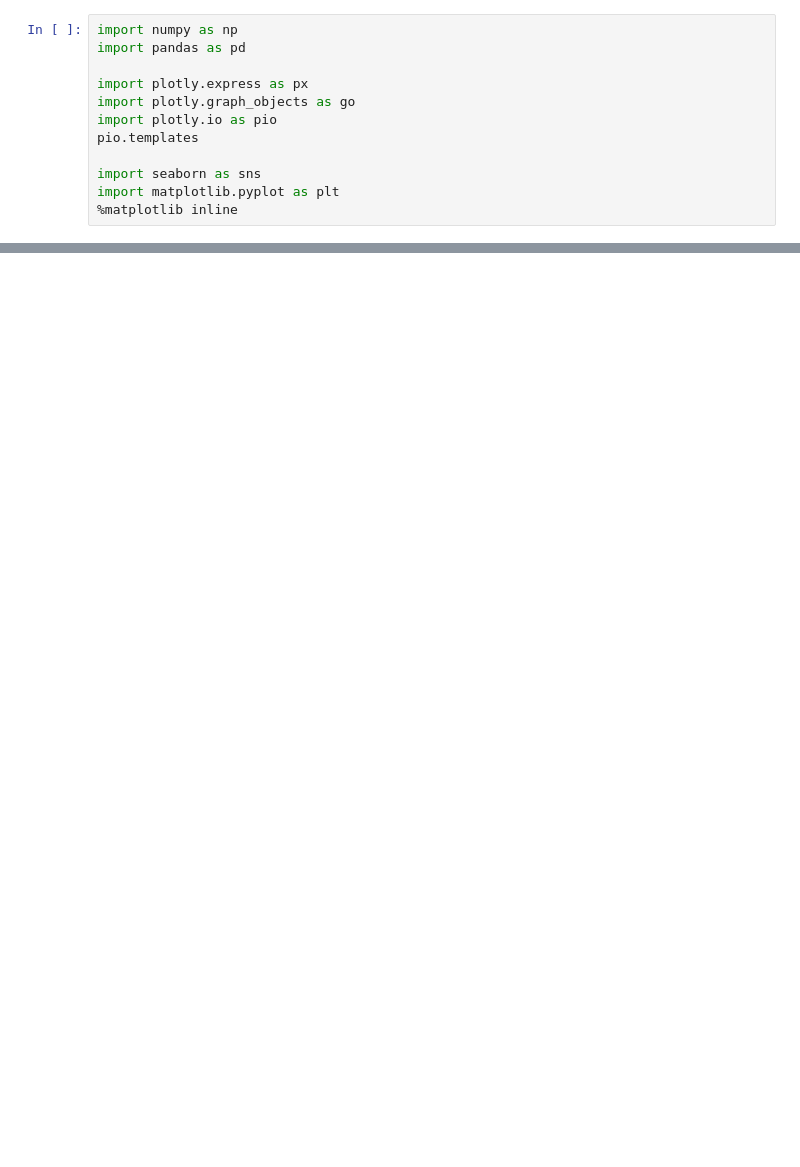
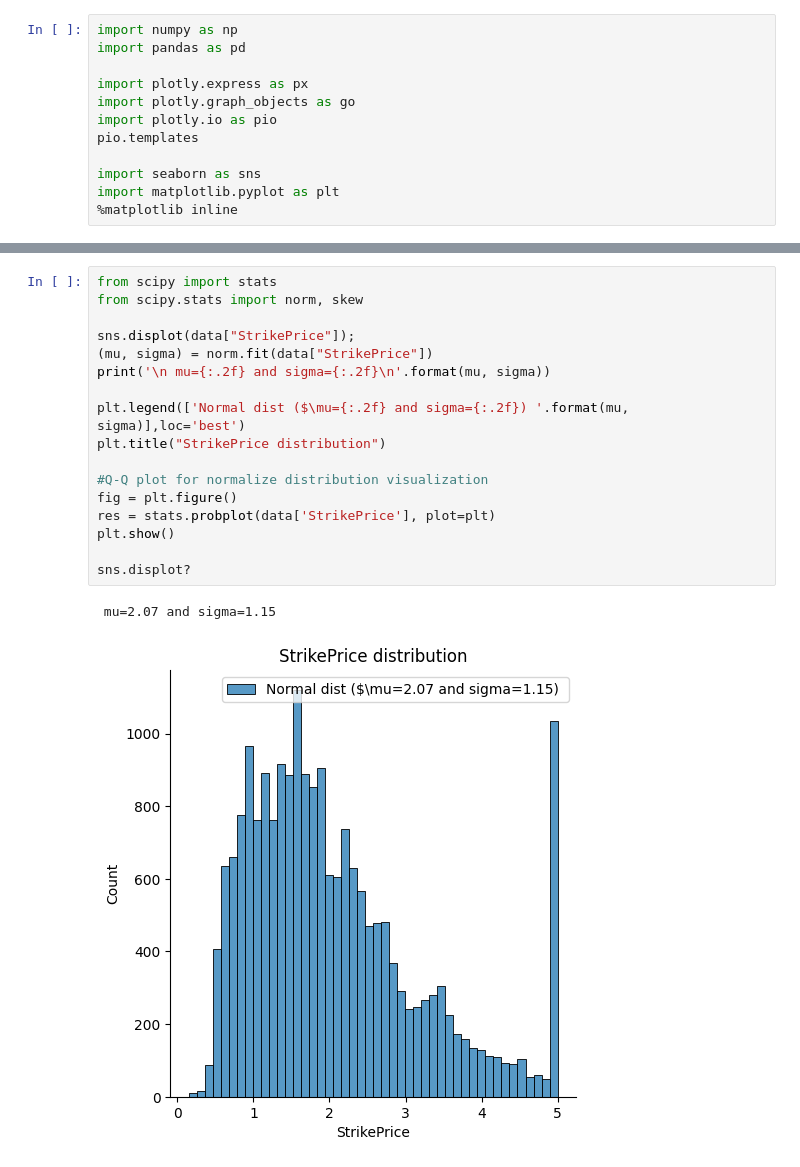
Before and after one commit to amaboh/houseprice-prediction-, a Jupyter notebook: HousePricePredictor.ipynb, the cells around one changed output, grey strips where cells are left out. Drawn from its saved outputs; the diff is of its cells as text; blank space fills up the shorter version.

```diff
--- a/HousePricePredictor.ipynb
+++ b/HousePricePredictor.ipynb
@@ -33,0 +127,20 @@ data.head()
+# %%
+from scipy import stats
+from scipy.stats import norm, skew
+
+sns.displot(data["StrikePrice"]);
+(mu, sigma) = norm.fit(data["StrikePrice"])
+print('\n mu={:.2f} and sigma={:.2f}\n'.format(mu, sigma))
+
+plt.legend(['Normal dist ($\mu={:.2f} and sigma={:.2f}) '.format(mu, sigma)],loc='best')
+plt.title("StrikePrice distribution")
+
+#Q-Q plot for normalize distribution visualization
+fig = plt.figure()
+res = stats.probplot(data['StrikePrice'], plot=plt)
+plt.show()
+
+sns.displot?
+# %% [output]
+ mu=2.07 and sigma=1.15
+[figure, added]
```
Also changed, not shown: parts of 14 cells of this notebook.
